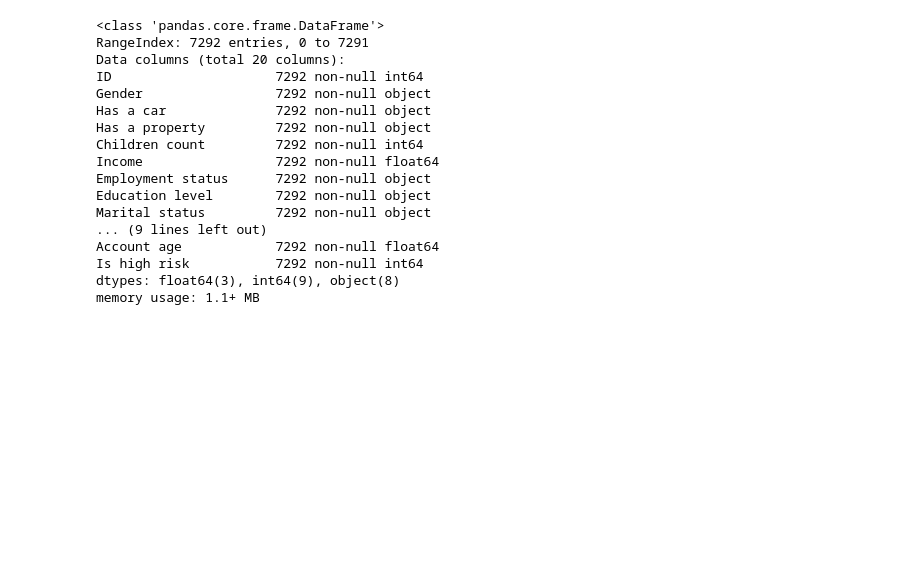
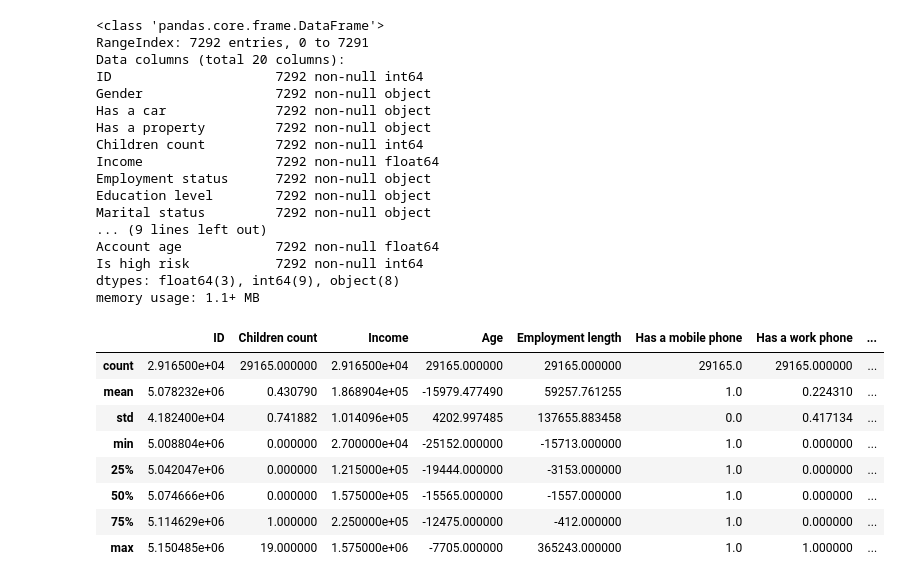
Before and after one commit to arungera-1/Prediction-for-Credit-Card-Approval, a Jupyter notebook: PredictionforCreditCardApproval.ipynb, the cells around one changed output. Cells and saved outputs as stored; diff of their text form; code cells hidden in the pictures; blank space fills up the shorter version.

```diff
--- a/PredictionforCreditCardApproval.ipynb
+++ b/PredictionforCreditCardApproval.ipynb
@@ -92,3 +100,15 @@ Account age            7292 non-null float64
 Is high risk           7292 non-null int64
 dtypes: float64(3), int64(9), object(8)
 memory usage: 1.1+ MB
+# %%
+train_data.describe()
+# %% [output]
+|  | ID | Children count | Income | Age | Employment length | Has a mobile phone | Has a work phone | ... |
+| count | 2.916500e+04 | 29165.000000 | 2.916500e+04 | 29165.000000 | 29165.000000 | 29165.0 | 29165.000000 | ... |
+| mean | 5.078232e+06 | 0.430790 | 1.868904e+05 | -15979.477490 | 59257.761255 | 1.0 | 0.224310 | ... |
+| std | 4.182400e+04 | 0.741882 | 1.014096e+05 | 4202.997485 | 137655.883458 | 0.0 | 0.417134 | ... |
+| min | 5.008804e+06 | 0.000000 | 2.700000e+04 | -25152.000000 | -15713.000000 | 1.0 | 0.000000 | ... |
+| 25% | 5.042047e+06 | 0.000000 | 1.215000e+05 | -19444.000000 | -3153.000000 | 1.0 | 0.000000 | ... |
+| 50% | 5.074666e+06 | 0.000000 | 1.575000e+05 | -15565.000000 | -1557.000000 | 1.0 | 0.000000 | ... |
+| 75% | 5.114629e+06 | 1.000000 | 2.250000e+05 | -12475.000000 | -412.000000 | 1.0 | 0.000000 | ... |
+| max | 5.150485e+06 | 19.000000 | 1.575000e+06 | -7705.000000 | 365243.000000 | 1.0 | 1.000000 | ... |
```
Also changed, not shown: parts of 5 cells of this notebook.
